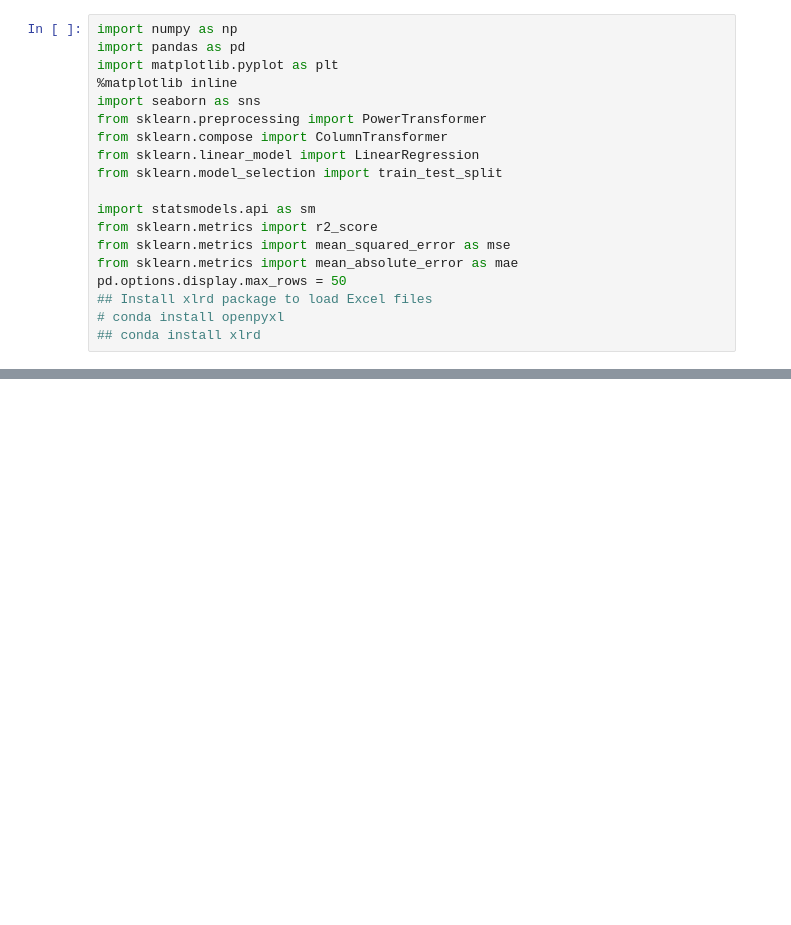
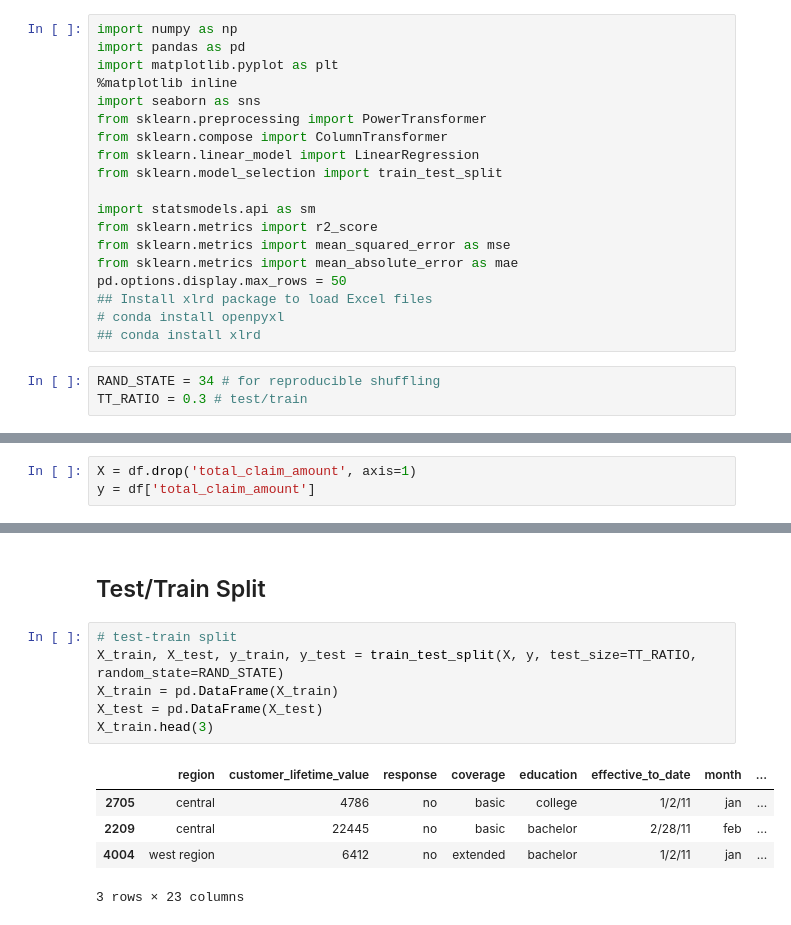
Before and after one commit to aychakurtulush/Ironhack-Labs, a Jupyter notebook: Customer_Analysis_Case_Study/Linear Regression Model.ipynb, the cells around one changed output, grey strips where cells are left out. Cells and saved outputs as stored; diff of their text form; blank space fills up the shorter version.

```diff
--- a/Customer_Analysis_Case_Study/Linear Regression Model.ipynb
+++ b/Customer_Analysis_Case_Study/Linear Regression Model.ipynb
@@ -17,6 +17,9 @@ pd.options.display.max_rows = 50
 ## Install xlrd package to load Excel files
 # conda install openpyxl
 ## conda install xlrd
+# %%
+RAND_STATE = 34 # for reproducible shuffling
+TT_RATIO = 0.3 # test/train
 # %%
 #Load the dataframe into a variable
 df = pd.read_csv('Data/Data_Marketing_Customer_Analysis_Round3.csv')
@@ -58,0 +50,3 @@ categoricals
+# %%
+X = df.drop('total_claim_amount', axis=1)
+y = df['total_claim_amount']
@@ -58,0 +68,14 @@ categoricals
+# %% [markdown]
+ ## Test/Train Split
+# %%
+# test-train split
+X_train, X_test, y_train, y_test = train_test_split(X, y, test_size=TT_RATIO, random_state=RAND_STATE)
+X_train = pd.DataFrame(X_train)
+X_test = pd.DataFrame(X_test)
+X_train.head(3)
+# %% [output]
+|  | region | customer_lifetime_value | response | coverage | education | effective_to_date | month | ... |
+| 2705 | central | 4786 | no | basic | college | 1/2/11 | jan | ... |
+| 2209 | central | 22445 | no | basic | bachelor | 2/28/11 | feb | ... |
+| 4004 | west region | 6412 | no | extended | bachelor | 1/2/11 | jan | ... |
+3 rows × 23 columns
```
Also changed, not shown: parts of 16 cells of this notebook.
